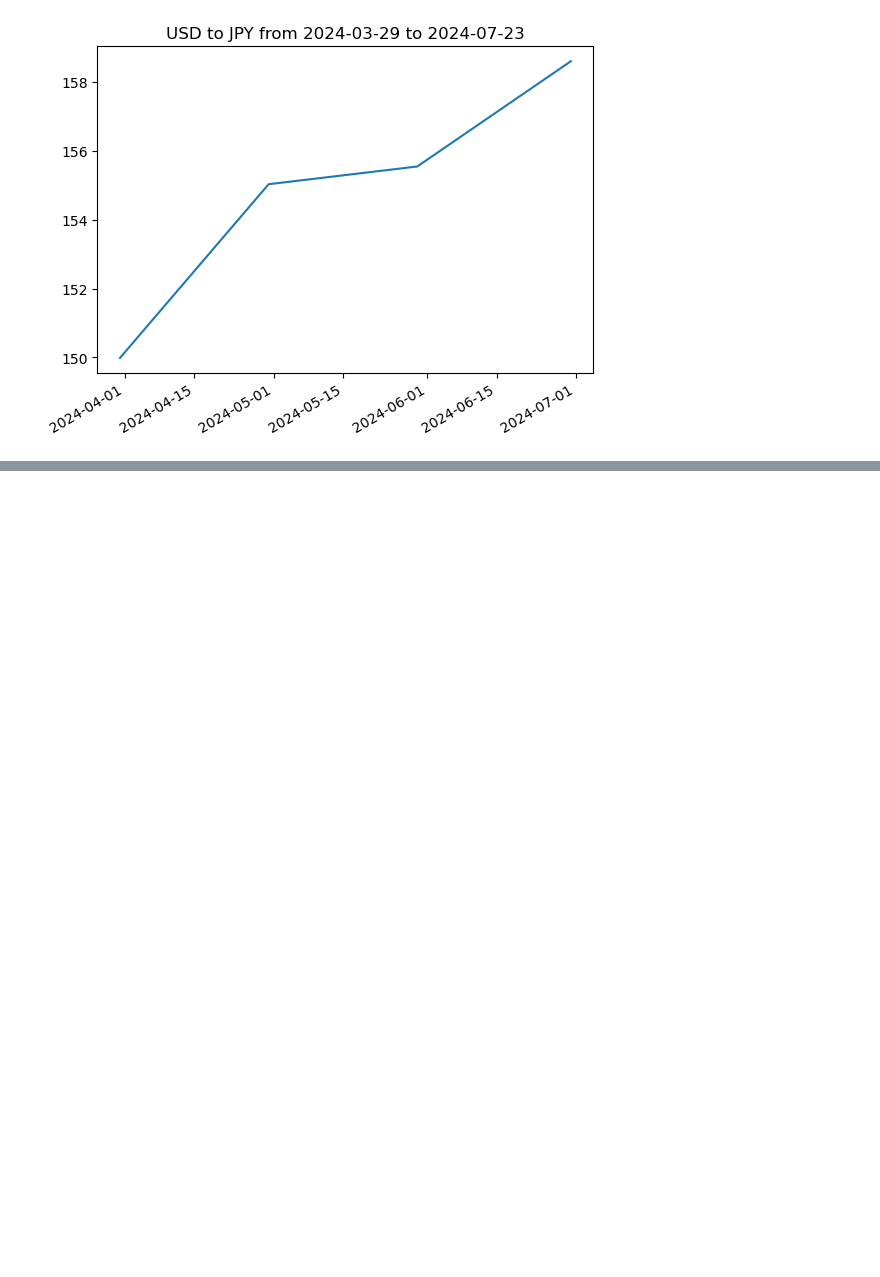
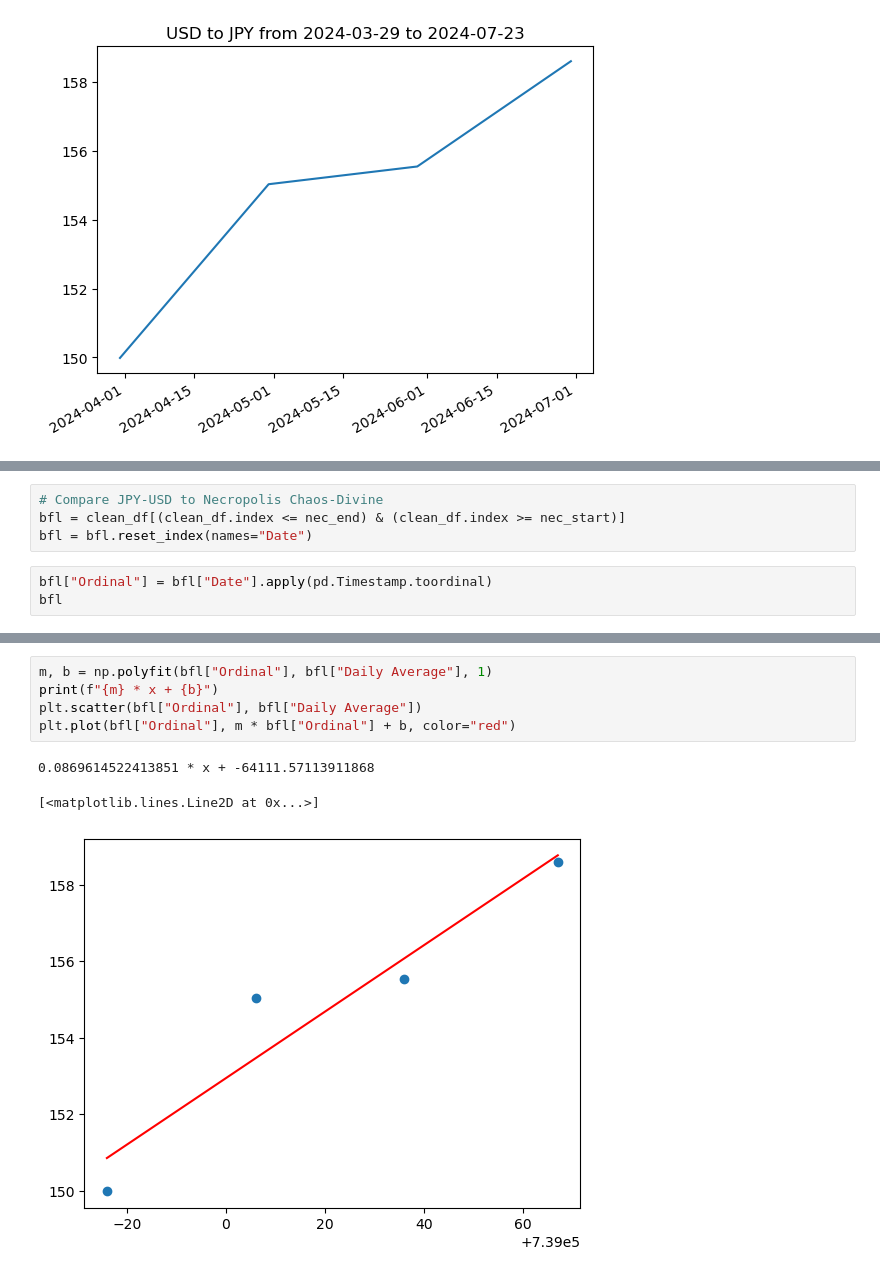
Before and after one commit to Brendan838/Path-of-Exile-Analysis, a Jupyter notebook: StockAPI.ipynb, the cells around one changed output, grey strips where cells are left out. Cells and saved outputs as stored; diff of their text form; blank space fills up the shorter version.

Commit message:
Added linear regression, removed defined functions, add regression line from divine/chaos and done.

```diff
--- a/StockAPI.ipynb
+++ b/StockAPI.ipynb
@@ -144,0 +130,7 @@ def dtoy_cru(mean, median, stderr, var):
+# %%
+# Compare JPY-USD to Necropolis Chaos-Divine
+bfl = clean_df[(clean_df.index <= nec_end) & (clean_df.index >= nec_start)]
+bfl = bfl.reset_index(names="Date")
+# %%
+bfl["Ordinal"] = bfl["Date"].apply(pd.Timestamp.toordinal)
+bfl
@@ -144,0 +143,9 @@ def dtoy_cru(mean, median, stderr, var):
+# %%
+m, b = np.polyfit(bfl["Ordinal"], bfl["Daily Average"], 1)
+print(f"{m} * x + {b}")
+plt.scatter(bfl["Ordinal"], bfl["Daily Average"])
+plt.plot(bfl["Ordinal"], m * bfl["Ordinal"] + b, color="red")
+# %% [output]
+0.0869614522413851 * x + -64111.57113911868
+[<matplotlib.lines.Line2D at 0x...>]
+[figure, added]
```
Also changed, not shown: parts of 11 cells of this notebook.
